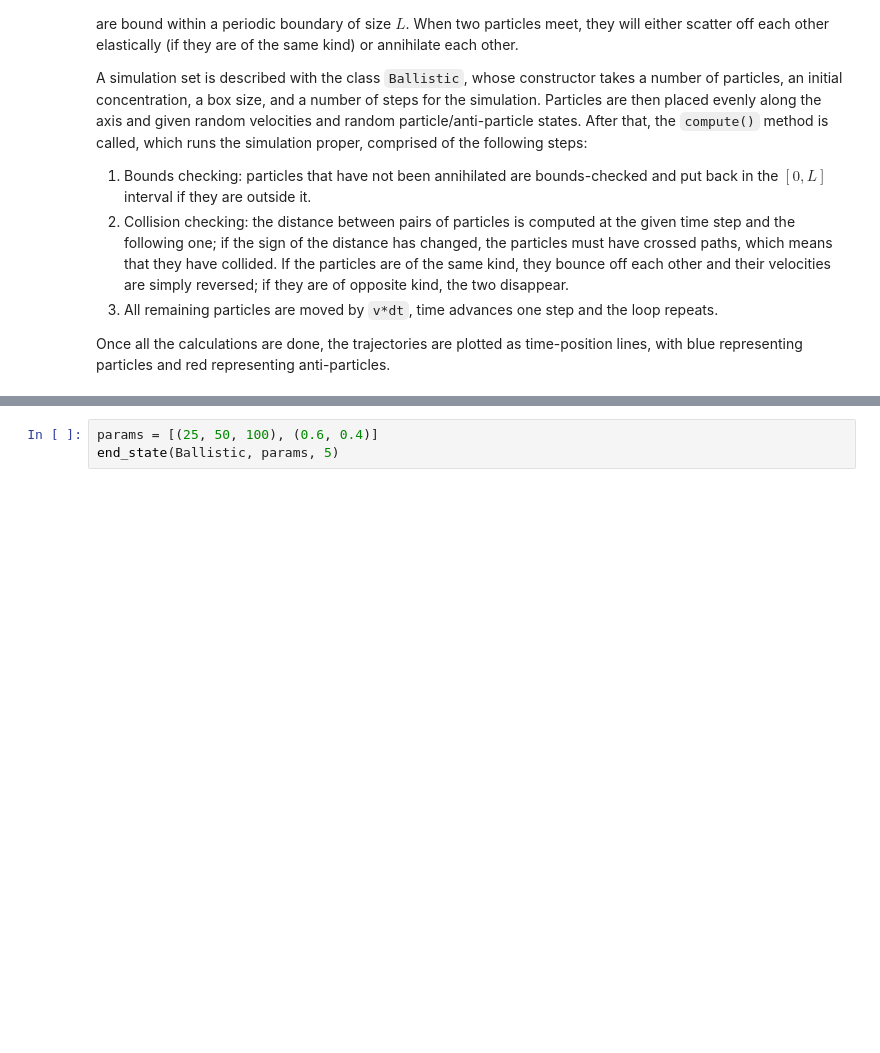
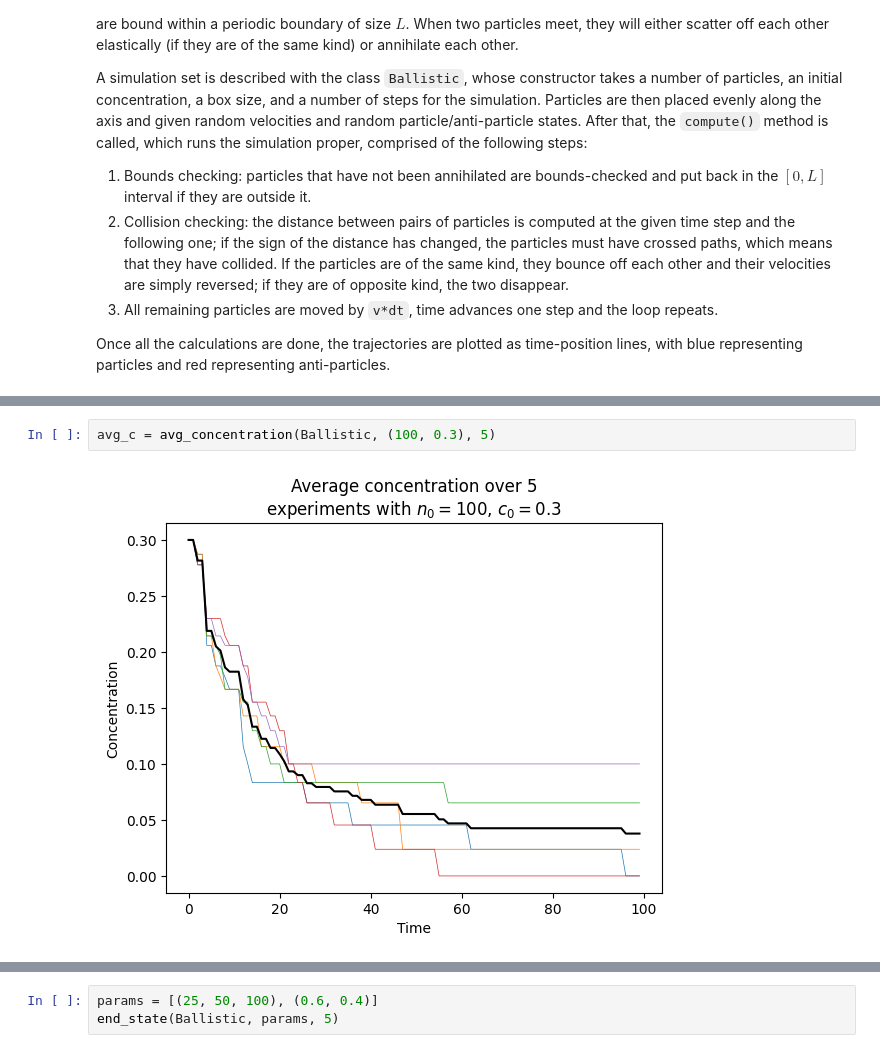
Before and after one commit to Epsylene/BrownianAnnihilation, a Jupyter notebook: ballistic.ipynb, the cells around one changed output, grey strips where cells are left out. Drawn from its saved outputs; the diff is of its cells as text; blank space fills up the shorter version.

```diff
--- a/ballistic.ipynb
+++ b/ballistic.ipynb
@@ -26,0 +28,4 @@ concentration(b)
+# %%
+avg_c = avg_concentration(Ballistic, (100, 0.3), 5)
+# %% [output]
+[figure, added]
```
Also changed, not shown: parts of 5 cells of this notebook, 4 other files.
